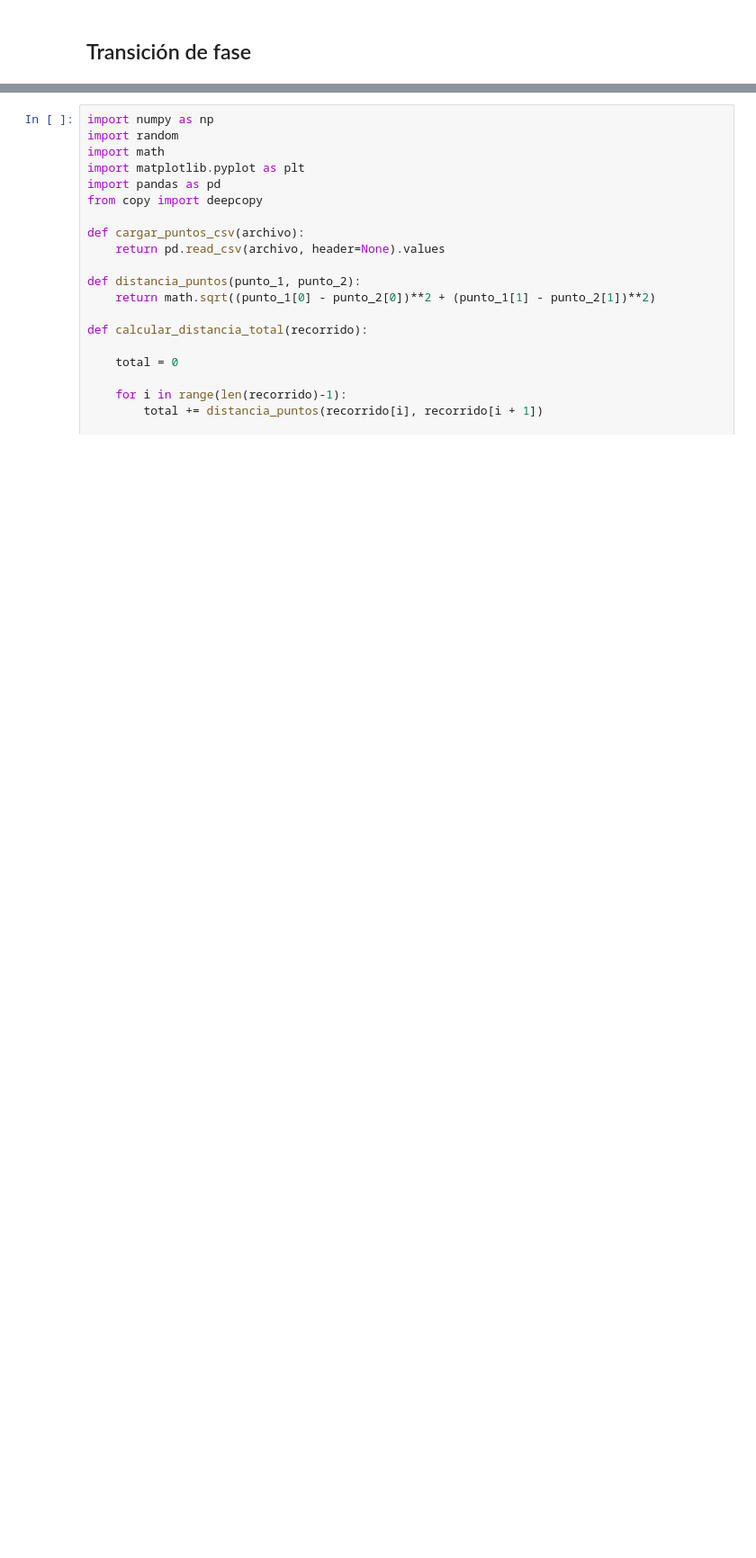
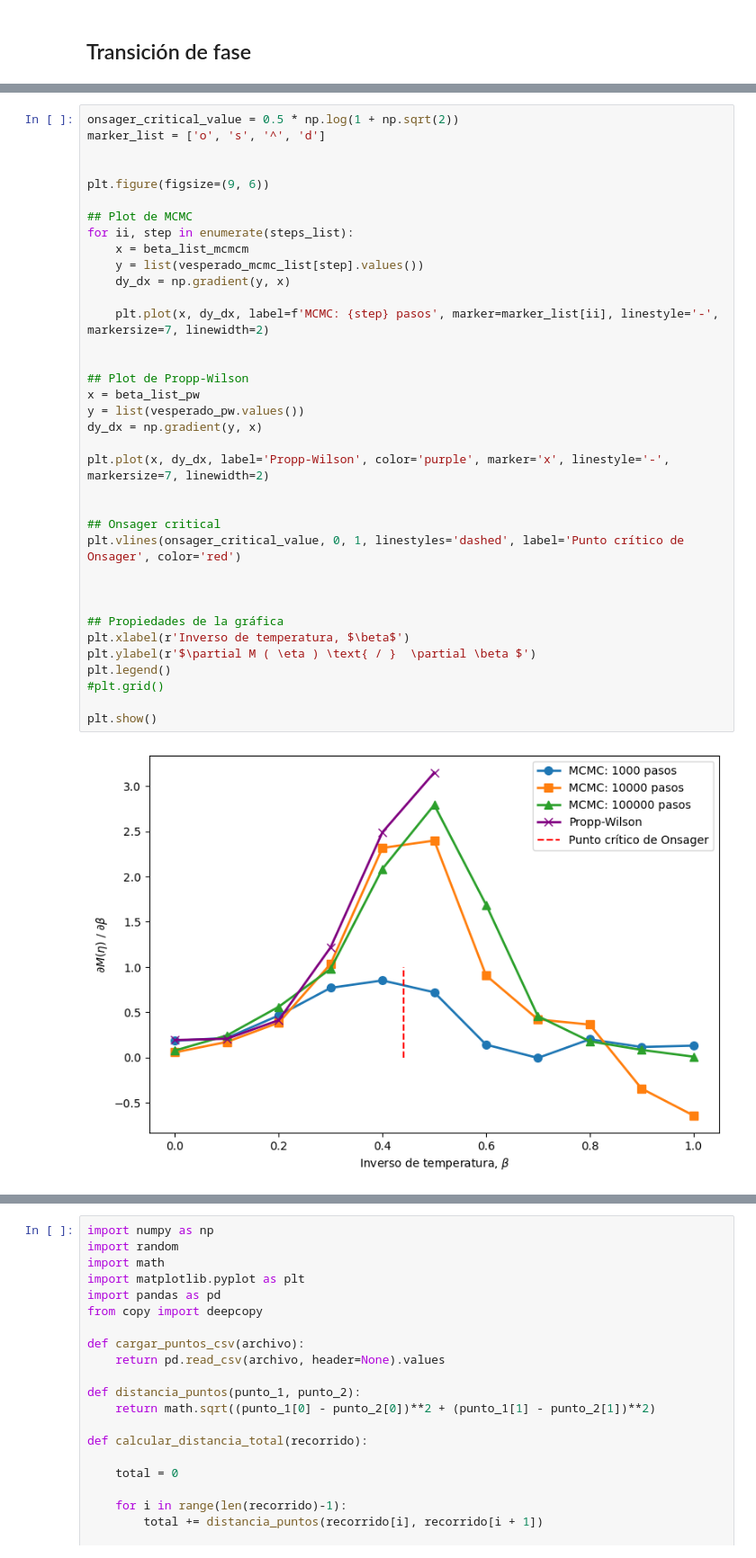
Before and after one commit to dangarciahe/Cadenas_de_Markov, a Jupyter notebook: Tarea_3.ipynb, the cells around one changed output, grey strips where cells are left out. Shown at 90% size. Drawn from its saved outputs; the diff is of its cells as text; blank space fills up the shorter version.

Commit message:
Inicio gráfica de derivada de la magnetizacion

```diff
--- a/Tarea_3.ipynb
+++ b/Tarea_3.ipynb
@@ -520,0 +521,38 @@ plt.show()
+# %%
+onsager_critical_value = 0.5 * np.log(1 + np.sqrt(2))
+marker_list = ['o', 's', '^', 'd']
+
+
+plt.figure(figsize=(9, 6))
+
+## Plot de MCMC
+for ii, step in enumerate(steps_list):
+    x = beta_list_mcmcm
+    y = list(vesperado_mcmc_list[step].values())
+    dy_dx = np.gradient(y, x)
+
+    plt.plot(x, dy_dx, label=f'MCMC: {step} pasos', marker=marker_list[ii], linestyle='-', markersize=7, linewidth=2)
+
+
+## Plot de Propp-Wilson
+x = beta_list_pw
+y = list(vesperado_pw.values())
+dy_dx = np.gradient(y, x)
+
+plt.plot(x, dy_dx, label='Propp-Wilson', color='purple', marker='x', linestyle='-', markersize=7, linewidth=2)
+
+
+## Onsager critical
+plt.vlines(onsager_critical_value, 0, 1, linestyles='dashed', label='Punto crítico de Onsager', color='red')
+
+
+
+## Propiedades de la gráfica
+plt.xlabel(r'Inverso de temperatura, $\beta$')
+plt.ylabel(r'$\partial M ( \eta ) \text{ / }  \partial \beta $')
+plt.legend()
+#plt.grid()
+
+plt.show()
+# %% [output]
+[figure, added]
```
Also changed, not shown: parts of 4 cells of this notebook.
